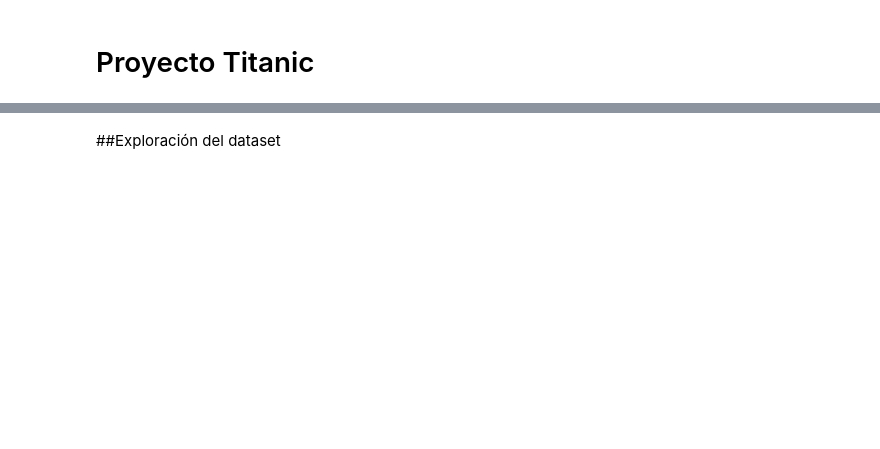
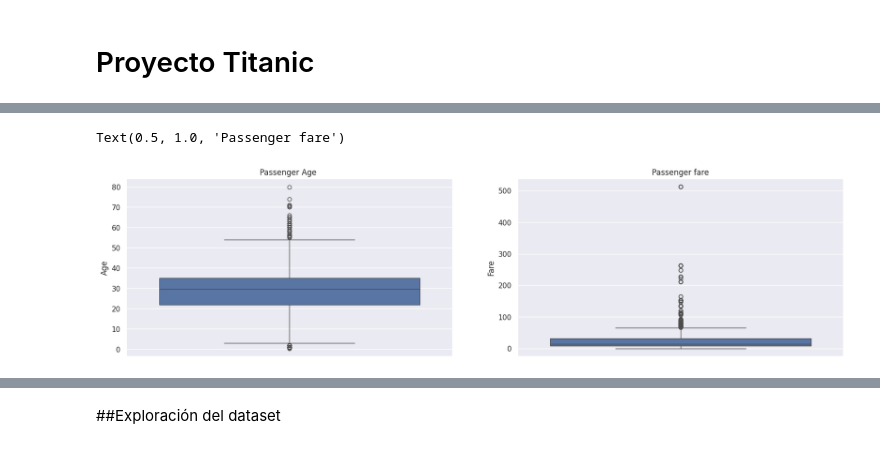
Before and after one commit to ECV21/data-science-portafolio, a Jupyter notebook: El_proyecto_"Titanic's_Sinking"_en_Kaggle.ipynb, the cells around one changed output, grey strips where cells are left out. Saved outputs shown, nothing was run; the diff lists cells and outputs as text; code cells hidden in the pictures; blank space fills up the shorter version.

```diff
--- a/El_proyecto_"Titanic's_Sinking"_en_Kaggle.ipynb
+++ b/El_proyecto_"Titanic's_Sinking"_en_Kaggle.ipynb
@@ -52,0 +74,3 @@ from sklearn.metrics import roc_auc_score
+# %%
+original_data=pd.read_csv('train.csv')
+original_data.head()
@@ -52,0 +136,4 @@ from sklearn.metrics import roc_auc_score
+# %%
+#Eliminar columnas con alto número de nulls
+data = original_data.drop(['Cabin'], axis=1)
+data.isnull().sum() #comprobamos que ya no está la columna eliminada
@@ -52,0 +153,13 @@ from sklearn.metrics import roc_auc_score
+# %%
+#Acompletar columna númerica que tiene pocos nulls
+
+
+# La columna AGE sería un buen indicador, hay 177 null, acompletarlo con un promedio/mediana
+data['Age']=data['Age'].fillna(data['Age'].mean())
+#data['Age'] = data['Age'].fillna(data['Age'].median()) #o acompletar con mediana
+# %%
+#Acompletar columna categórica que tiene pocos nulls
+
+
+#para la columna Embarked, hay dos null, acompletar la data con la moda
+data['Embarked'] = data['Embarked'].fillna(data['Embarked'].mode()[0])
@@ -52,0 +189,8 @@ from sklearn.metrics import roc_auc_score
+# %%
+#Boxplot de AGE and fare
+f, (ax1, ax2) = plt.subplots(ncols=2,figsize=(20,5))
+sns.boxplot(data['Age'],ax= ax1).set_title('Passenger Age ')
+sns.boxplot(data['Fare'],ax=ax2).set_title('Passenger fare')
+# %% [output]
+Text(0.5, 1.0, 'Passenger fare')
+[figure, added]
```
Also changed, not shown: parts of 43 cells of this notebook.
